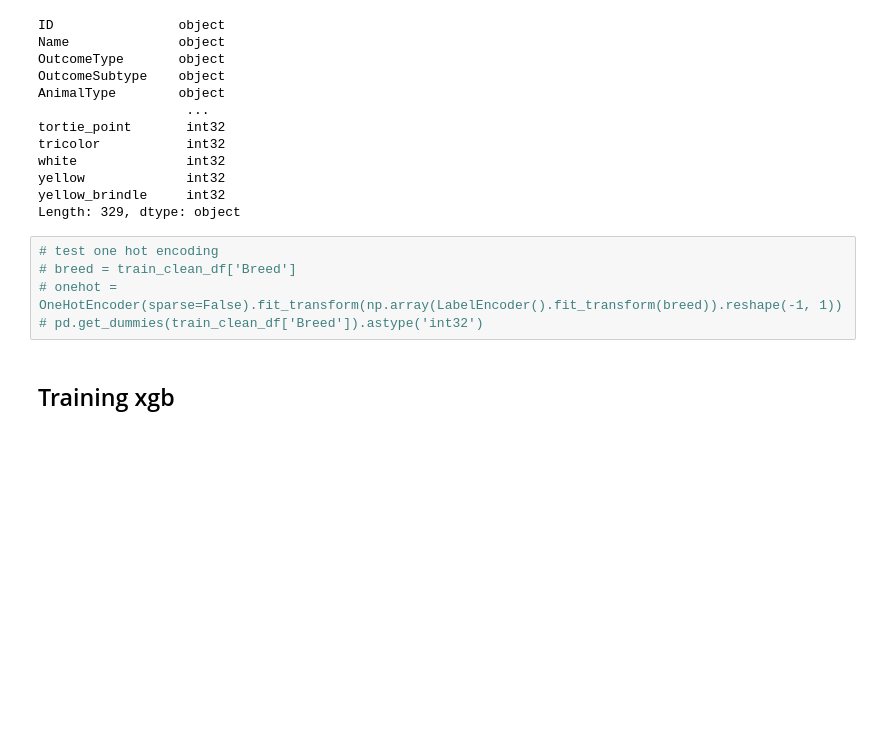
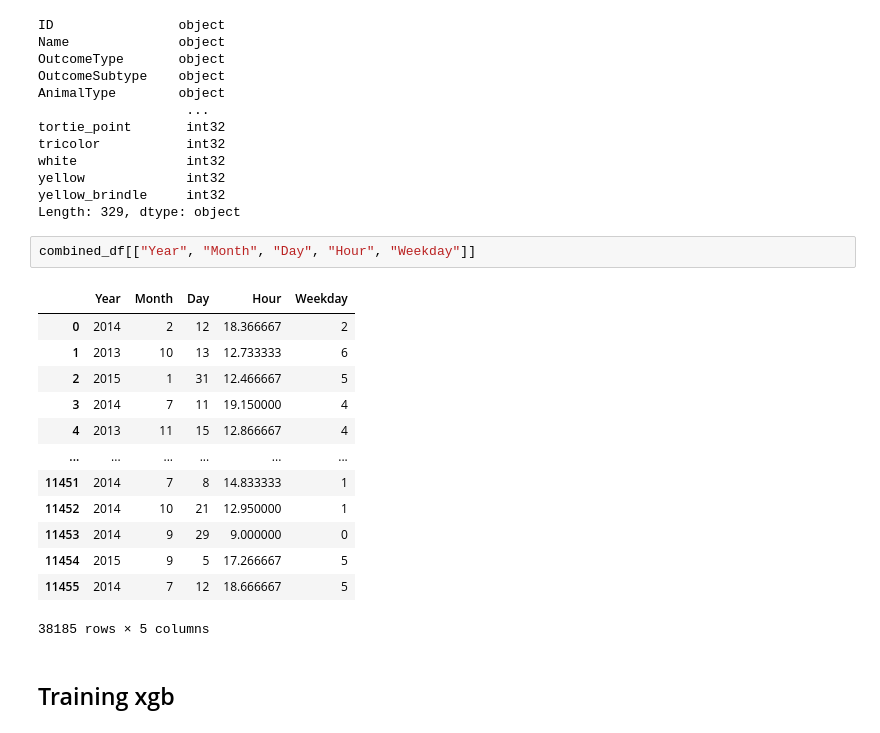
Before and after one commit to gin31259461/Python_ML, a Jupyter notebook: Shelter_Animal_Outcomes/shelter-xgb-training.ipynb, the cells around one changed output. Saved outputs shown, nothing was run; the diff lists cells and outputs as text; blank space fills up the shorter version.

```diff
--- a/Shelter_Animal_Outcomes/shelter-xgb-training.ipynb
+++ b/Shelter_Animal_Outcomes/shelter-xgb-training.ipynb
@@ -219,11 +220,22 @@ white              int32
 yellow             int32
 yellow_brindle     int32
 Length: 329, dtype: object
-# %%
-# test one hot encoding
-# breed = train_clean_df['Breed']
-# onehot = OneHotEncoder(sparse=False).fit_transform(np.array(LabelEncoder().fit_transform(breed)).reshape(-1, 1))
-# pd.get_dummies(train_clean_df['Breed']).astype('int32')
+# %%
+combined_df[["Year", "Month", "Day", "Hour", "Weekday"]]
+# %% [output]
+|  | Year | Month | Day | Hour | Weekday |
+| 0 | 2014 | 2 | 12 | 18.366667 | 2 |
+| 1 | 2013 | 10 | 13 | 12.733333 | 6 |
+| 2 | 2015 | 1 | 31 | 12.466667 | 5 |
+| 3 | 2014 | 7 | 11 | 19.150000 | 4 |
+| 4 | 2013 | 11 | 15 | 12.866667 | 4 |
+| ... | ... | ... | ... | ... | ... |
+| 11451 | 2014 | 7 | 8 | 14.833333 | 1 |
+| 11452 | 2014 | 10 | 21 | 12.950000 | 1 |
+| 11453 | 2014 | 9 | 29 | 9.000000 | 0 |
+| 11454 | 2015 | 9 | 5 | 17.266667 | 5 |
+| 11455 | 2014 | 7 | 12 | 18.666667 | 5 |
+38185 rows × 5 columns
 # %% [markdown]
 ## Training xgb
 # %%
```
Also changed, not shown: parts of 5 cells of this notebook, 1 other file.
